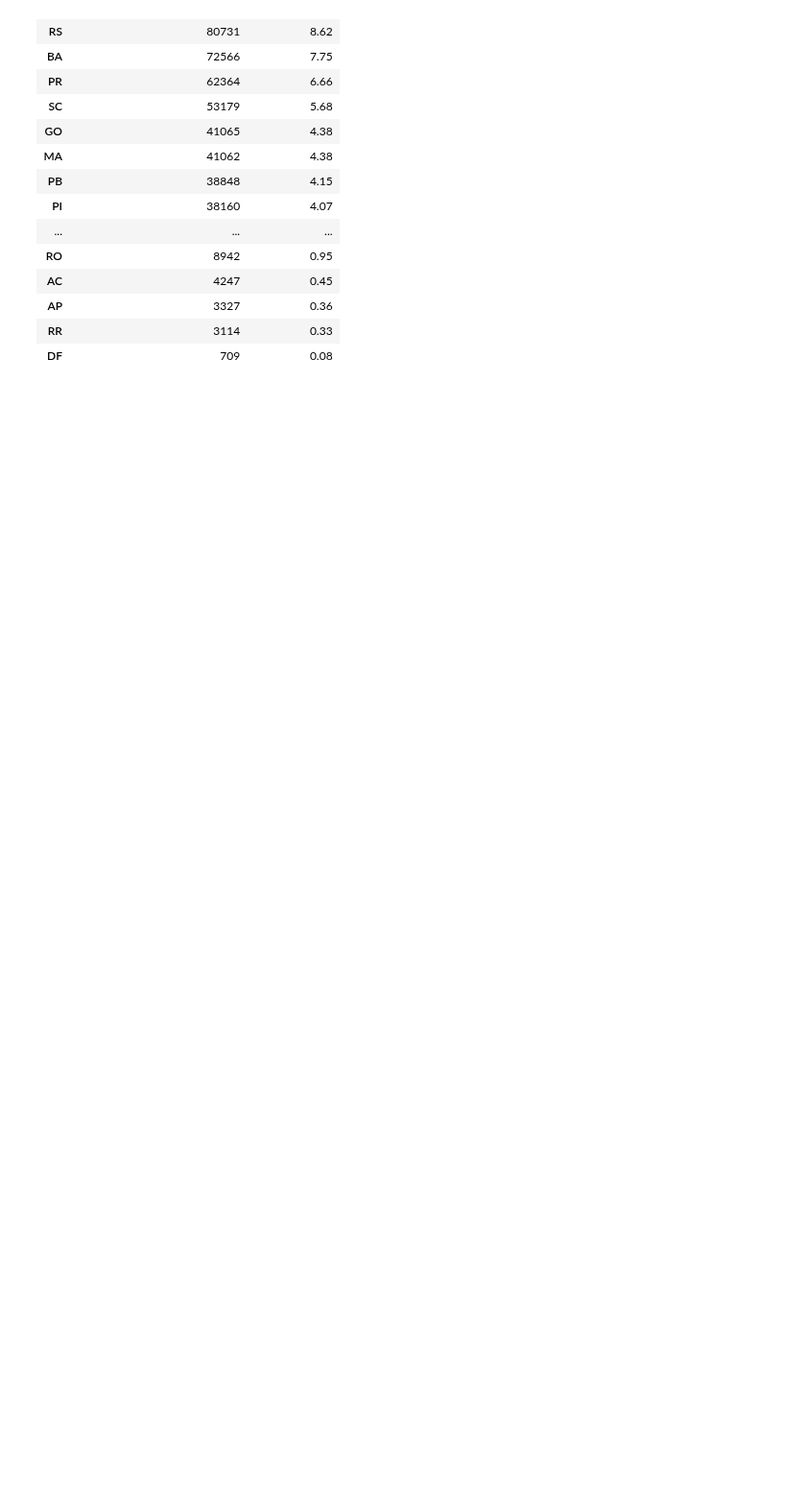
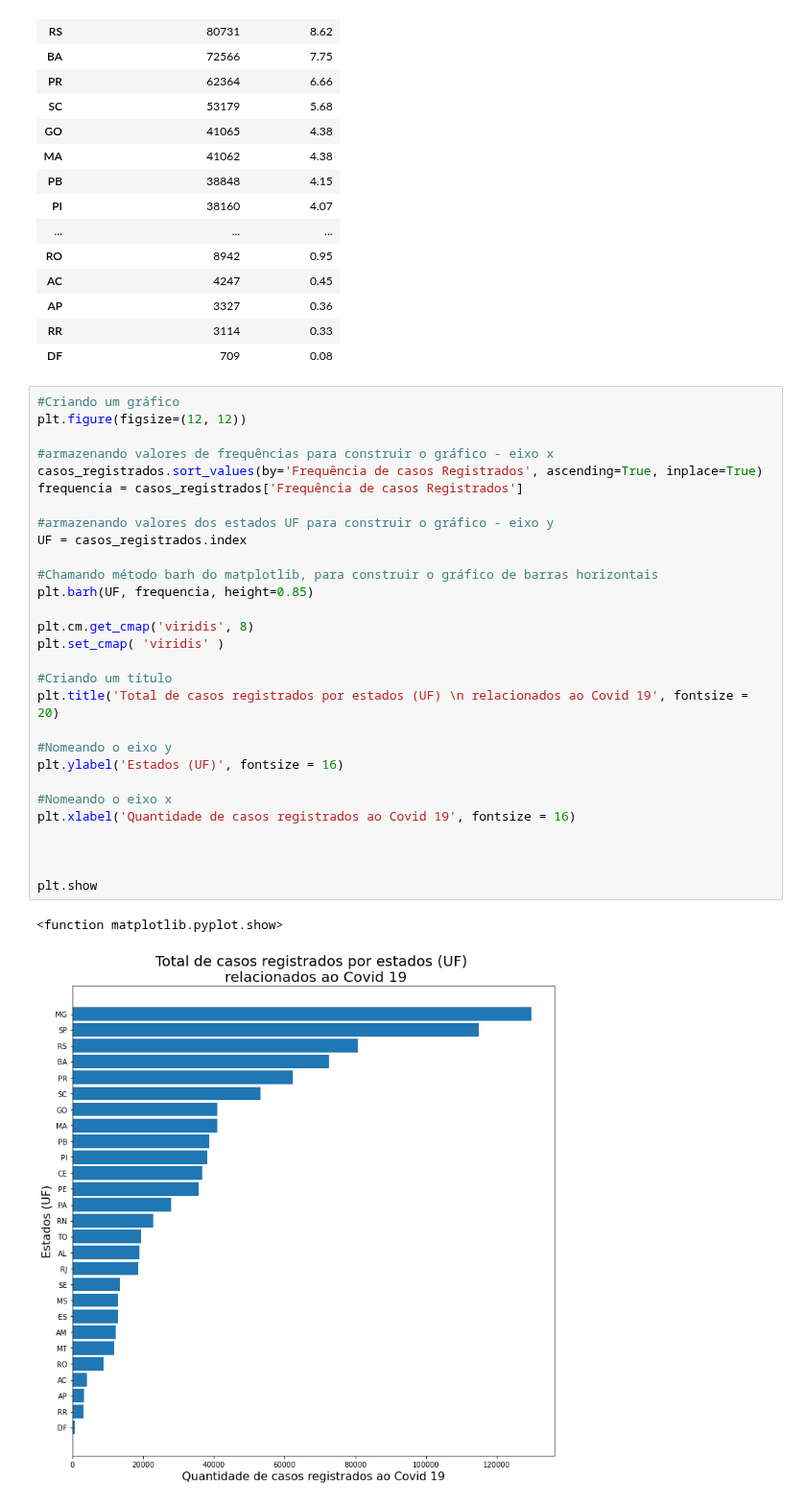
Before and after one commit to yoshinaga2904/Bootcamp-Alura, a Jupyter notebook: Fabio_Yoshinaga_Projeto_modulo_1.ipynb, the cells around one changed output. Shown at 96% size. Cells and saved outputs as stored; diff of their text form; blank space fills up the shorter version.

```diff
--- a/Fabio_Yoshinaga_Projeto_modulo_1.ipynb
+++ b/Fabio_Yoshinaga_Projeto_modulo_1.ipynb
@@ -148,3 +146,35 @@ casos_registrados
 | AP | 3327 | 0.36 |
 | RR | 3114 | 0.33 |
 | DF | 709 | 0.08 |
+# %%
+#Criando um gráfico
+plt.figure(figsize=(12, 12))
+
+#armazenando valores de frequências para construir o gráfico - eixo x
+casos_registrados.sort_values(by='Frequência de casos Registrados', ascending=True, inplace=True)
+frequencia = casos_registrados['Frequência de casos Registrados']
+
+#armazenando valores dos estados UF para construir o gráfico - eixo y
+UF = casos_registrados.index
+
+#Chamando método barh do matplotlib, para construir o gráfico de barras horizontais
+plt.barh(UF, frequencia, height=0.85)
+
+plt.cm.get_cmap('viridis', 8)
+plt.set_cmap( 'viridis' )
+
+#Criando um título
+plt.title('Total de casos registrados por estados (UF) \n relacionados ao Covid 19', fontsize = 20)
+
+#Nomeando o eixo y
+plt.ylabel('Estados (UF)', fontsize = 16)
+
+#Nomeando o eixo x
+plt.xlabel('Quantidade de casos registrados ao Covid 19', fontsize = 16)
+
+
+
+plt.show
+# %% [output]
+<function matplotlib.pyplot.show>
+[figure, added]
```
Also changed, not shown: parts of 4 cells of this notebook.
